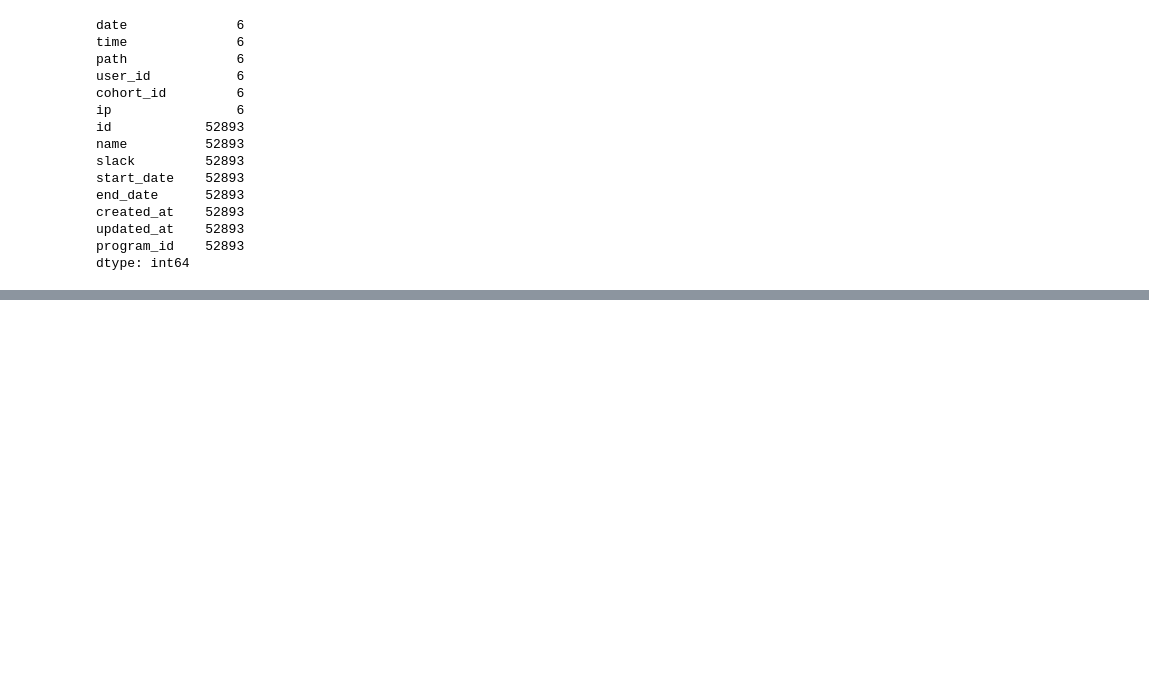
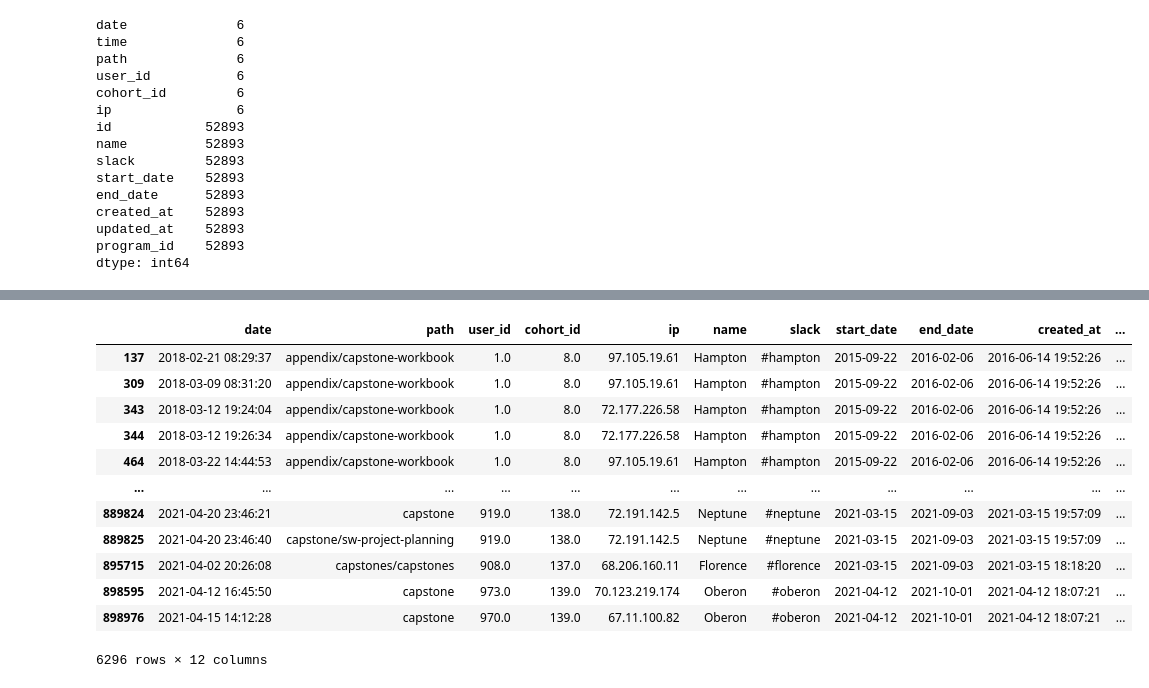
Before and after one commit to AACKV/anomaly_detection_project, a Jupyter notebook: Kyles_notebook.ipynb, the cells around one changed output, grey strips where cells are left out. Saved outputs shown, nothing was run; the diff lists cells and outputs as text; code cells hidden in the pictures; blank space fills up the shorter version.

```diff
--- a/Kyles_notebook.ipynb
+++ b/Kyles_notebook.ipynb
@@ -1380,0 +1615,20 @@ Name: start_date, dtype: int64
+# %%
+df= wrangle.wrangle_logs()
+df.path = df.path.fillna(' ')
+# %%
+df.path = df.path.astype('string')
+df[df.path.str.contains('capstone')]
+# %% [output]
+|  | date | path | user_id | cohort_id | ip | name | slack | start_date | end_date | created_at | ... |
+| 137 | 2018-02-21 08:29:37 | appendix/capstone-workbook | 1.0 | 8.0 | 97.105.19.61 | Hampton | #hampton | 2015-09-22 | 2016-02-06 | 2016-06-14 19:52:26 | ... |
+| 309 | 2018-03-09 08:31:20 | appendix/capstone-workbook | 1.0 | 8.0 | 97.105.19.61 | Hampton | #hampton | 2015-09-22 | 2016-02-06 | 2016-06-14 19:52:26 | ... |
+| 343 | 2018-03-12 19:24:04 | appendix/capstone-workbook | 1.0 | 8.0 | 72.177.226.58 | Hampton | #hampton | 2015-09-22 | 2016-02-06 | 2016-06-14 19:52:26 | ... |
+| 344 | 2018-03-12 19:26:34 | appendix/capstone-workbook | 1.0 | 8.0 | 72.177.226.58 | Hampton | #hampton | 2015-09-22 | 2016-02-06 | 2016-06-14 19:52:26 | ... |
+| 464 | 2018-03-22 14:44:53 | appendix/capstone-workbook | 1.0 | 8.0 | 97.105.19.61 | Hampton | #hampton | 2015-09-22 | 2016-02-06 | 2016-06-14 19:52:26 | ... |
+| ... | ... | ... | ... | ... | ... | ... | ... | ... | ... | ... | ... |
+| 889824 | 2021-04-20 23:46:21 | capstone | 919.0 | 138.0 | 72.191.142.5 | Neptune | #neptune | 2021-03-15 | 2021-09-03 | 2021-03-15 19:57:09 | ... |
+| 889825 | 2021-04-20 23:46:40 | capstone/sw-project-planning | 919.0 | 138.0 | 72.191.142.5 | Neptune | #neptune | 2021-03-15 | 2021-09-03 | 2021-03-15 19:57:09 | ... |
+| 895715 | 2021-04-02 20:26:08 | capstones/capstones | 908.0 | 137.0 | 68.206.160.11 | Florence | #florence | 2021-03-15 | 2021-09-03 | 2021-03-15 18:18:20 | ... |
+| 898595 | 2021-04-12 16:45:50 | capstone | 973.0 | 139.0 | 70.123.219.174 | Oberon | #oberon | 2021-04-12 | 2021-10-01 | 2021-04-12 18:07:21 | ... |
+| 898976 | 2021-04-15 14:12:28 | capstone | 970.0 | 139.0 | 67.11.100.82 | Oberon | #oberon | 2021-04-12 | 2021-10-01 | 2021-04-12 18:07:21 | ... |
+6296 rows × 12 columns
```
Also changed, not shown: parts of 50 cells of this notebook, 3 other files.
